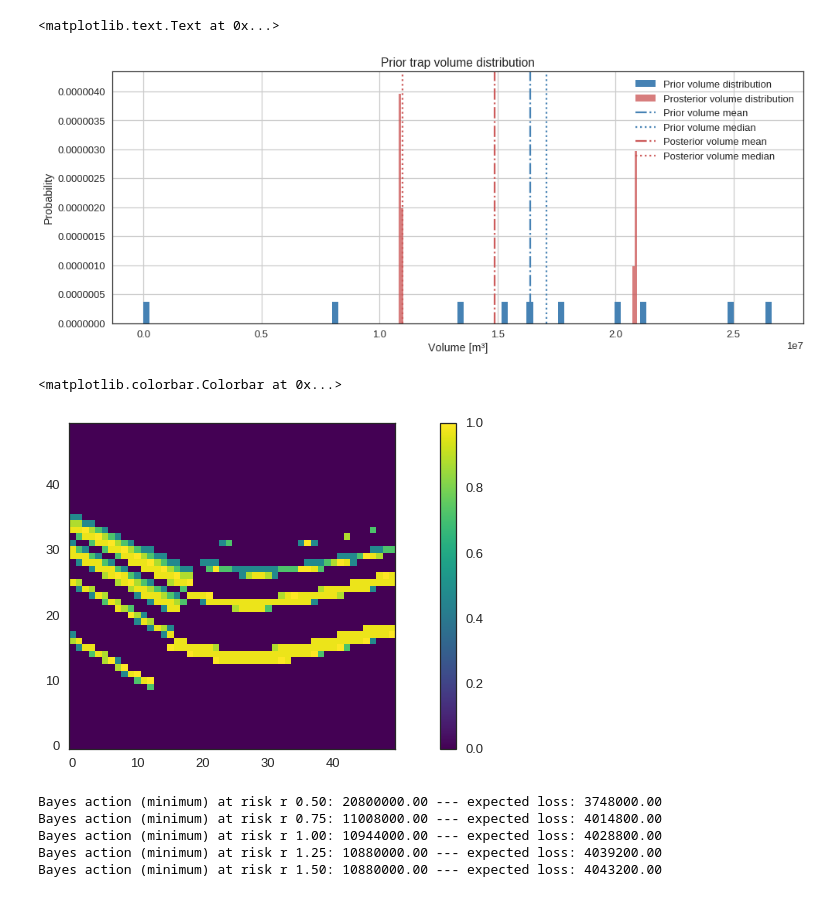
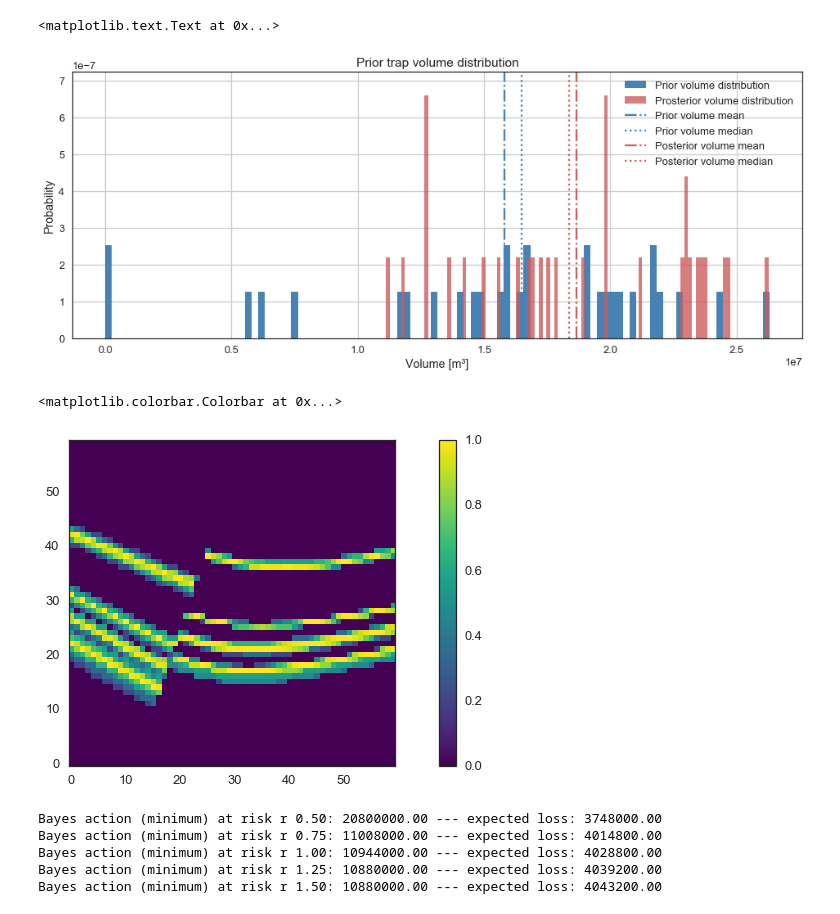
Before and after one commit to nre-aachen/Theses, a Jupyter notebook: Risk analysis/Notebooks/3D uncertainty Version 3.ipynb, the cells around one changed output. Saved outputs shown, nothing was run; the diff lists cells and outputs as text; code cells hidden in the pictures.

```diff
--- a/Risk analysis/Notebooks/3D uncertainty Version 3.ipynb
+++ b/Risk analysis/Notebooks/3D uncertainty Version 3.ipynb
@@ -39,6 +39,6 @@ import pydot
 # %%
 # Importing the data from csv files and setting extent and resolution
-geo_data = gp.create_data([0,2000,0,2000,0,2000],[50,50,50],
+geo_data = gp.create_data([0,2000,0,2000,0,2000],[60,60,60],
                          path_f = "./input_data/Fab_ResModel_Foliations2.csv",
                          path_i = "./input_data/Fab_ResModel_Points4_small_offset.csv")
 geo_data.n_faults = 1
@@ -289,17 +290,17 @@ def res_mask(lith,fault, bottom_z, formation_nr):
     mask[~formation_nr] = False
     mask[fault.astype(bool)] = False
     bottom_z = round((bottom_z/scale_factor)+0.5) # rounding up
-    mask = mask.reshape(50,50,50)
+    mask = mask.reshape(resolution,resolution,resolution) #(50,50,50)
     mask[:,:,:bottom_z] = False
-    mask = mask.reshape(125000,)
+    mask = mask.reshape(resolution**3,)
     return mask
 
 def topo_analysis(lith, fault, fault_seal, seal_th):
     #fig = plt.figure()
     traps = []
     # Padding of lith- and fault-block (creating border sections, formation number = 8)
-    lith_pad = (np.pad(lith.reshape(50,50,50), 1, 'constant', constant_values = (8,8)))
-    fault_pad = (np.pad(fault.reshape(50,50,50), 1, 'constant', constant_values = (8,8)))
+    lith_pad = (np.pad(lith.reshape(resolution,resolution,resolution), 1, 'constant', constant_values = (8,8)))
+    fault_pad = (np.pad(fault.reshape(resolution,resolution,resolution), 1, 'constant', constant_values = (8,8)))
     G, centroids, labels_unique, lith_to_labels_lot, labels_to_lith_lot, topo_block = \
     gp.topology_analyze(lith_pad, fault_pad, 1, areas_bool=False, return_block=True)
     # Finding sections which are possible traps in the reservoir (formation number = 7)
@@ -638,8 +639,8 @@ def structural_model(interp_data_M=interp_unc, fault_sealing=fault_sealing, seal
 # Check juxtaposition area with layers above seal
 @pymc.deterministic
 def over_jux_area(lith_sol=structural_model[0], fault_sol=structural_model[1]):
-    lith = lith_sol[0].reshape(50,50,50)
-    fault = fault_sol[0].reshape(50,50,50)
+    lith = lith_sol[0].reshape(resolution,resolution,resolution)
+    fault = fault_sol[0].reshape(resolution,resolution,resolution)
     area = 0
     G, centroids, labels_unique, lith_to_labels_lot, labels_to_lith_lot = \
     gp.topology_analyze(lith, fault, 1, areas_bool=True, return_block=False)
@@ -927,9 +922,9 @@ Bayes action (minimum) at risk r 1.50: 15424000.00 --- expected loss: 9865600.00
 
 #return fw_res_th, fw_seal_th, fw_sec_res_th, fw_rb_z, fw_sb_z, fw_r2b_z, fw_ob_z
 
-std1 = 10
-std2 = 20
-std3 = 15
+std1 = 30
+std2 = 30
+std3 = 30
 
 #@pymc.stochastic
 #def sec_res_th_likelihood(value = 0, sec_res_th=sec_res_th):
@@ -945,7 +940,7 @@ std3 = 15
 
 @pymc.stochastic
 def sec_res_th_likelihood(value = 0, sec_res_th=sec_res_th):
-    return pymc.normal_like(sec_res_th, 150., 1./np.square(std1))
+    return pymc.normal_like(sec_res_th, 350., 1./np.square(std1))
 
 @pymc.stochastic
 def seal_th_likelihood(value = 0, seal_th=seal_th):
@@ -953,7 +948,7 @@ def seal_th_likelihood(value = 0, seal_th=seal_th):
 
 @pymc.stochastic
 def res_th_likelihood(value = 0, res_th=res_th):
-    return pymc.normal_like(res_th, 350., 1./np.square(std3))
+    return pymc.normal_like(res_th, 150., 1./np.square(std3))
 # %%
 # JUXTAPOSITION AREA LIKELIHOOD (not used)
 #jux_mean = 150000
@@ -1092,21 +1093,21 @@ plt.xlabel("Volume [m³]")
 plt.ylabel("Probability")
 # %% [output]
 <matplotlib.text.Text at 0x...>
-[figure, old version]
+[figure, new version]
 # %%
 lith_blocks = []
 for i in structural_model_trace_L[:]:
     #print(i[0][0])
     lith_blocks.append(i[0][0])
 
 lith_prob = compute_prob_lith(lith_blocks)
 i_entropy = calculate_ie_masked(lith_prob)
 
-plt.imshow(i_entropy.reshape(50,50,50)[:,0,:].T, origin="lower", cmap="viridis")
+plt.imshow(i_entropy.reshape(resolution,resolution,resolution)[:,0,:].T, origin="lower", cmap="viridis")
 plt.colorbar()
 # %% [output]
 <matplotlib.colorbar.Colorbar at 0x...>
-[figure, old version]
+[figure, new version]
 # %%
 figsize(15, 6)
 
```
Also changed, not shown: parts of 14 cells of this notebook.
